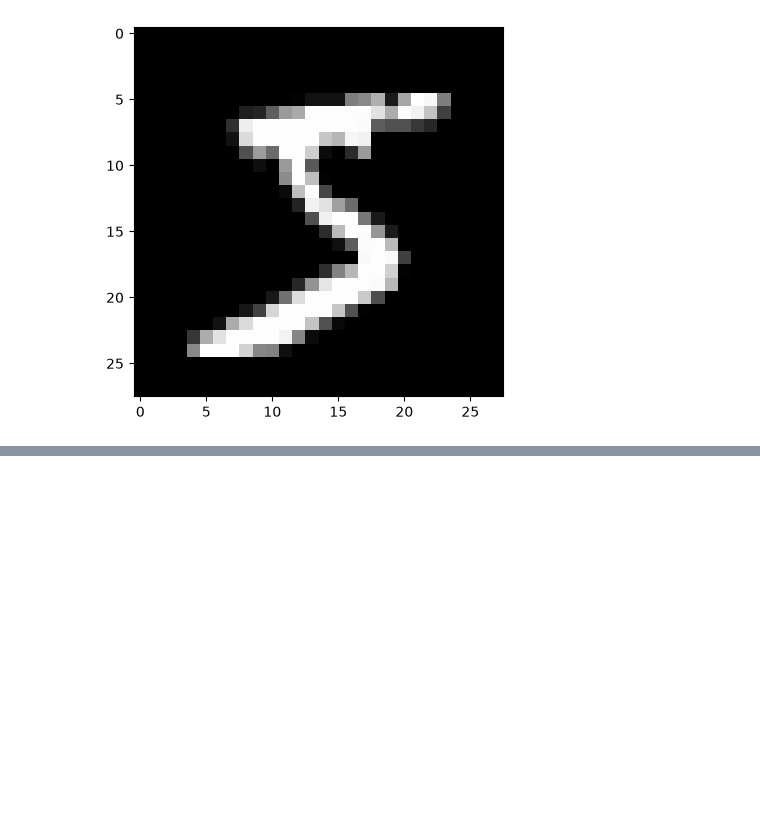
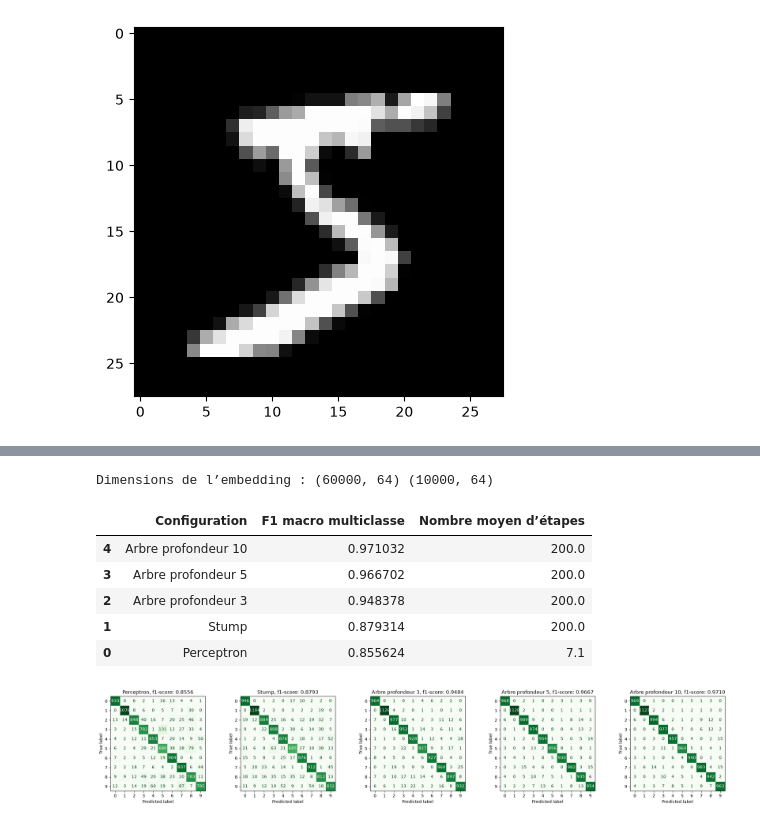
Before and after one commit to vidalaurelien83-hub/DM_vid_car_anne, a Jupyter notebook: notebook/boosting.ipynb, the cells around one changed output, grey strips where cells are left out. Drawn from its saved outputs; the diff is of its cells as text; code cells hidden in the pictures; blank space fills up the shorter version.

```diff
--- a/notebook/boosting.ipynb
+++ b/notebook/boosting.ipynb
@@ -98,0 +234,64 @@ mlp_metrics = metriques(mlp_classifiers, standardize=True)
+# %%
+from sklearn.exceptions import ConvergenceWarning
+from sklearn.neural_network import MLPRegressor
+import warnings
+
+autoencodeur = MLPRegressor(
+    hidden_layer_sizes=(64,),
+    activation='relu',
+    max_iter=30,
+    random_state=random_seed,
+)
+with warnings.catch_warnings():
+    warnings.simplefilter('ignore', ConvergenceWarning)
+    autoencodeur.fit(Xtrain_pixels, Xtrain_pixels)
+
+W_enc = autoencodeur.coefs_[0]
+b_enc = autoencodeur.intercepts_[0]
+
+def encoder(X):
+    return np.maximum(X @ W_enc + b_enc, 0)
+
+Ztrain = encoder(Xtrain_pixels)
+Ztest = encoder(Xtest_pixels)
+print('Dimensions de l’embedding :', Ztrain.shape, Ztest.shape)
+
+modeles_embedding = entrainer_toutes_configurations(
+    configurations, Ztrain, Ytrain_int, espace='embedding'
+)
+# %% [output]
+Dimensions de l’embedding : (60000, 64) (10000, 64)
+# %%
+resultats_embedding = []
+predictions_embedding = {}
+for nom, modeles in modeles_embedding.items():
+    y_pred = predire_un_contre_tous(modeles, Ztest)
+    predictions_embedding[nom] = y_pred
+    resultats_embedding.append({
+        'Configuration': nom,
+        'F1 macro multiclasse': f1_score(Ytest_int, y_pred, average='macro'),
+        'Nombre moyen d’étapes': np.mean([len(modele.estimators_) for modele in modeles.values()]),
+    })
+
+resultats_embedding = pd.DataFrame(resultats_embedding).sort_values(
+    'F1 macro multiclasse', ascending=False
+)
+display(resultats_embedding)
+
+fig, axes = plt.subplots(1, len(modeles_embedding), figsize=(22, 4))
+for ax, (nom, y_pred) in zip(axes, predictions_embedding.items()):
+    matrice = confusion_matrix(Ytest_int, y_pred, labels=range(10))
+    ConfusionMatrixDisplay(matrice, display_labels=range(10)).plot(
+        ax=ax, cmap='Greens', colorbar=False
+    )
+    ax.set_title(f"{nom}, f1-score: {f1_score(Ytest_int, y_pred, average='macro'):.4f}")
+plt.tight_layout()
+plt.show()
+# %% [output]
+|  | Configuration | F1 macro multiclasse | Nombre moyen d’étapes |
+| 4 | Arbre profondeur 10 | 0.971032 | 200.0 |
+| 3 | Arbre profondeur 5 | 0.966702 | 200.0 |
+| 2 | Arbre profondeur 3 | 0.948378 | 200.0 |
+| 1 | Stump | 0.879314 | 200.0 |
+| 0 | Perceptron | 0.855624 | 7.1 |
+[figure, added]
```
Also changed, not shown: parts of 21 cells of this notebook.
